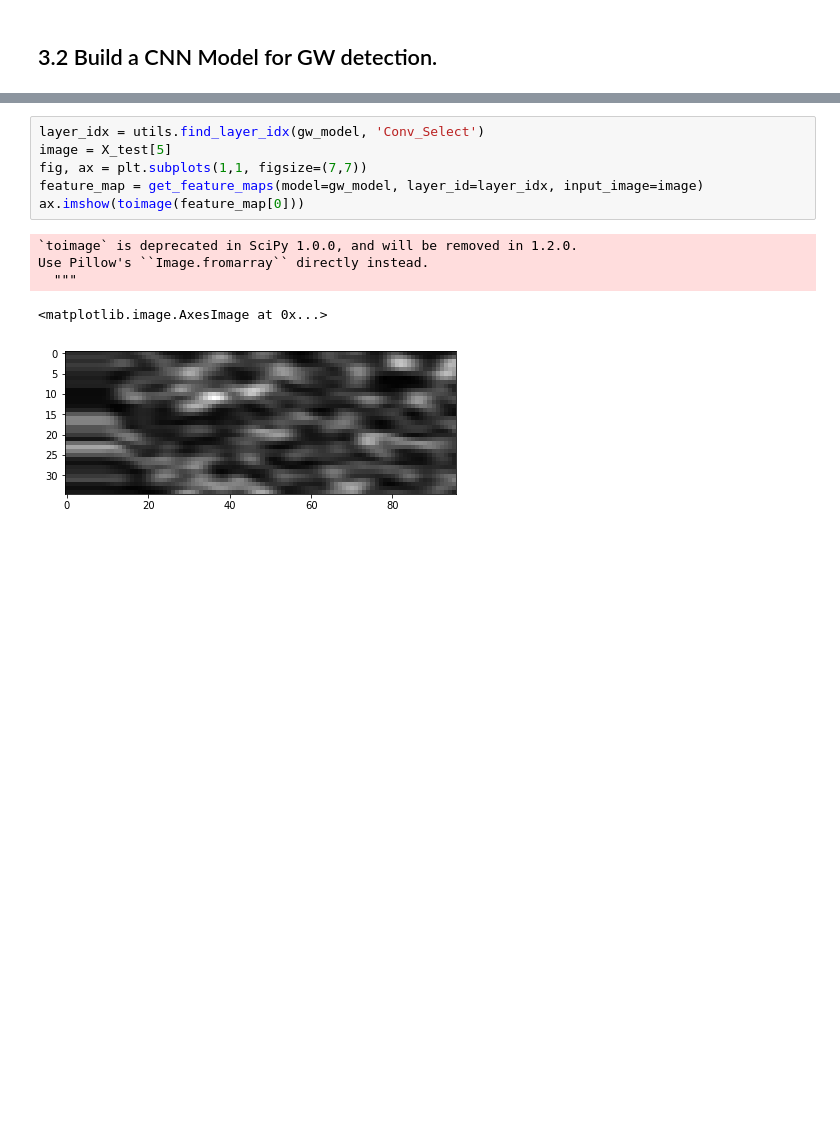
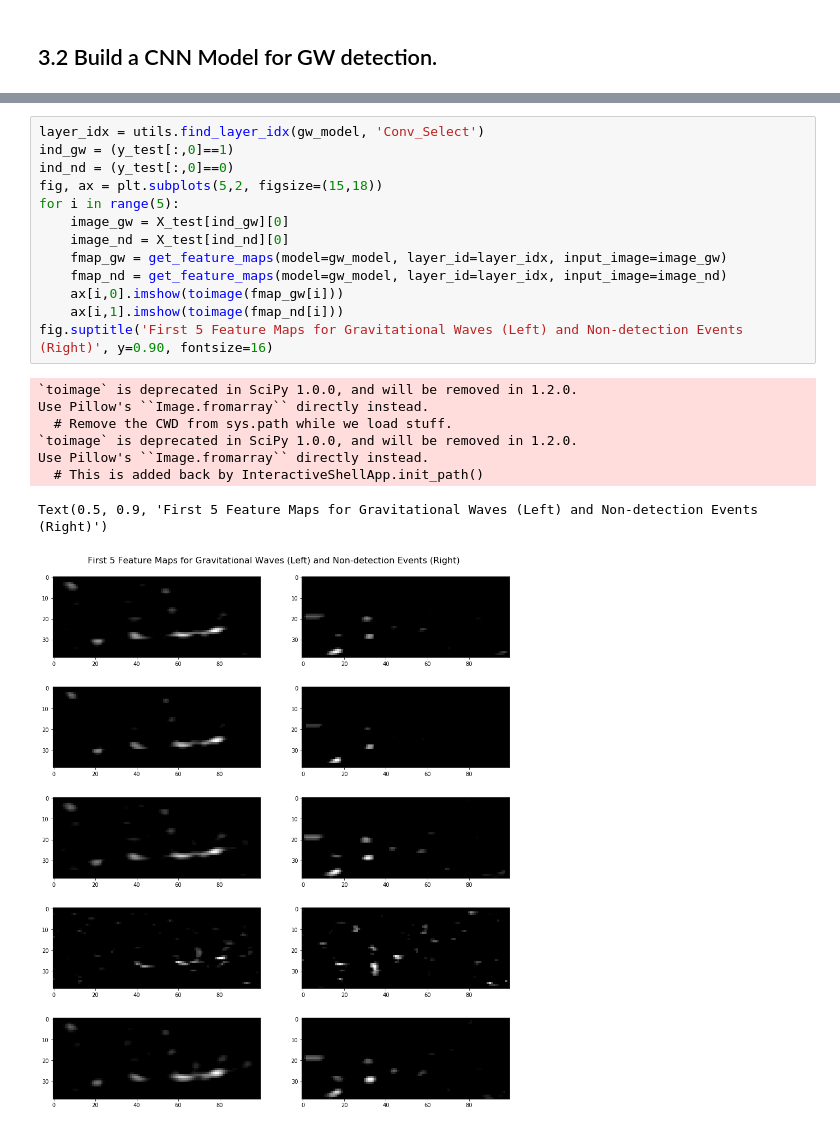
Before and after one commit to srk-apts/CS109B, a Jupyter notebook: HW/cs109b_hw3.ipynb, the cells around one changed output, grey strips where cells are left out. Drawn from its saved outputs; the diff is of its cells as text; blank space fills up the shorter version.

```diff
--- a/HW/cs109b_hw3.ipynb
+++ b/HW/cs109b_hw3.ipynb
@@ -782,12 +793,22 @@ pd.DataFrame(cf, index=[0,1], columns=[0,1])
-# %%
-layer_idx = utils.find_layer_idx(gw_model, 'Conv_Select')
-image = X_test[5]
-fig, ax = plt.subplots(1,1, figsize=(7,7))
-feature_map = get_feature_maps(model=gw_model, layer_id=layer_idx, input_image=image)
-ax.imshow(toimage(feature_map[0]))
-# %% [output]
-`toimage` is deprecated in SciPy 1.0.0, and will be removed in 1.2.0.
-Use Pillow's ``Image.fromarray`` directly instead.
-  """
-<matplotlib.image.AxesImage at 0x...>
-[figure, removed]
+# %%
+layer_idx = utils.find_layer_idx(gw_model, 'Conv_Select')
+ind_gw = (y_test[:,0]==1)
+ind_nd = (y_test[:,0]==0)
+fig, ax = plt.subplots(5,2, figsize=(15,18))
+for i in range(5):
+    image_gw = X_test[ind_gw][0]
+    image_nd = X_test[ind_nd][0]
+    fmap_gw = get_feature_maps(model=gw_model, layer_id=layer_idx, input_image=image_gw)
+    fmap_nd = get_feature_maps(model=gw_model, layer_id=layer_idx, input_image=image_nd)
+    ax[i,0].imshow(toimage(fmap_gw[i]))
+    ax[i,1].imshow(toimage(fmap_nd[i]))
+fig.suptitle('First 5 Feature Maps for Gravitational Waves (Left) and Non-detection Events (Right)', y=0.90, fontsize=16)
+# %% [output]
+`toimage` is deprecated in SciPy 1.0.0, and will be removed in 1.2.0.
+Use Pillow's ``Image.fromarray`` directly instead.
+  # Remove the CWD from sys.path while we load stuff.
+`toimage` is deprecated in SciPy 1.0.0, and will be removed in 1.2.0.
+Use Pillow's ``Image.fromarray`` directly instead.
+  # This is added back by InteractiveShellApp.init_path()
+Text(0.5, 0.9, 'First 5 Feature Maps for Gravitational Waves (Left) and Non-detection Events (Right)')
+[figure, added]
```
Also changed, not shown: parts of 16 cells of this notebook.
